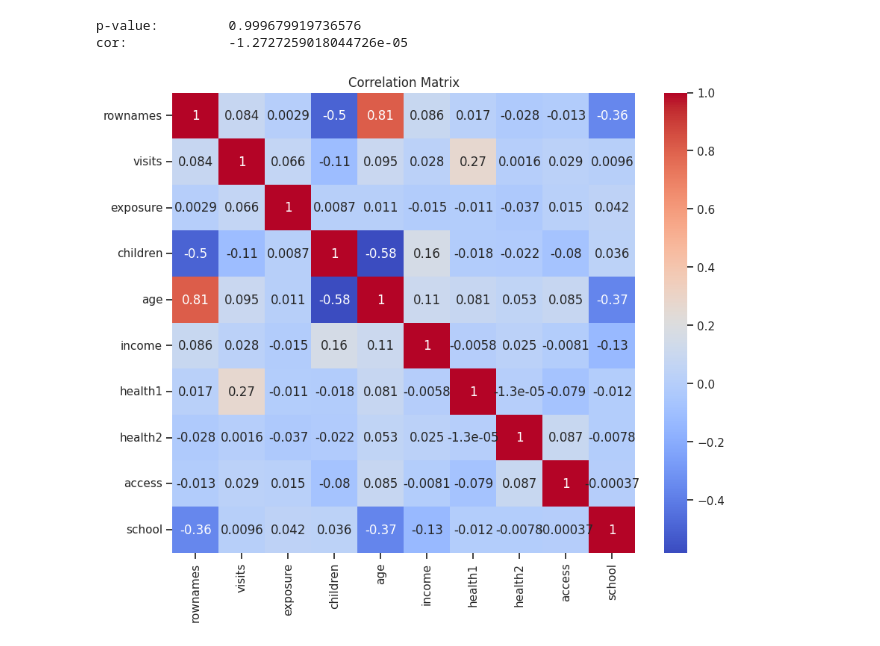
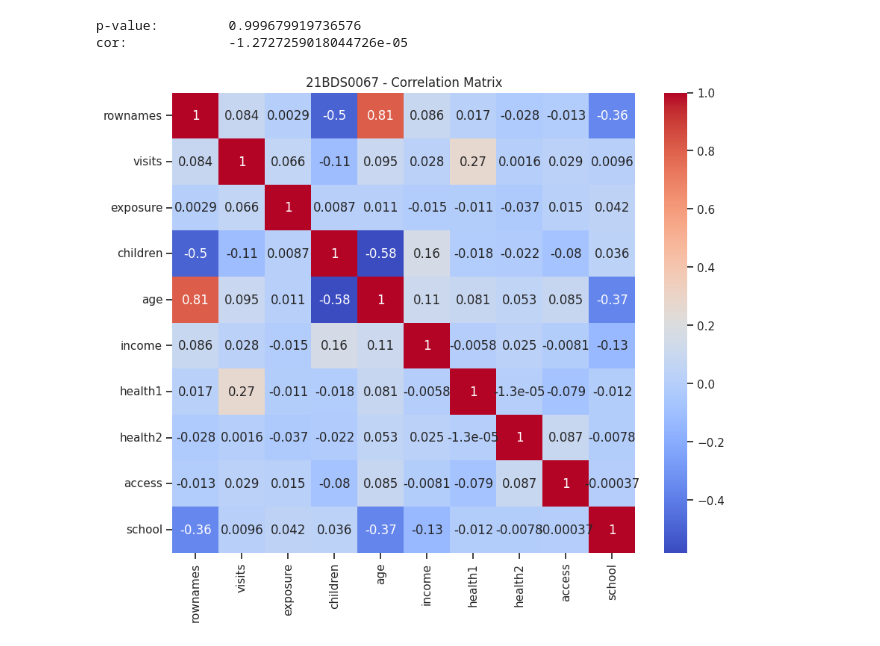
Before and after one commit to JananeeShri27/EDA-THEORY, a Jupyter notebook: Untitled0.ipynb, the cells around one changed output. Saved outputs shown, nothing was run; the diff lists cells and outputs as text; code cells hidden in the pictures.

```diff
--- a/Untitled0.ipynb
+++ b/Untitled0.ipynb
@@ -374,18 +378,18 @@ cor:             -1.2727259018044726e-05
 # %%
 import pandas as pd
 import seaborn as sns
 import matplotlib.pyplot as plt
 
 # Select only numeric columns for correlation
 numeric_df = df.select_dtypes(include=['float64', 'int64'])
 
 # Checking correlation between numerical variables
 correlation_matrix = numeric_df.corr()
 
 # Visualize the correlation matrix using a heatmap
 plt.figure(figsize=(10, 8))
 sns.heatmap(correlation_matrix, annot=True, cmap='coolwarm')
-plt.title("Correlation Matrix")
+plt.title("21BDS0067 - Correlation Matrix")
 plt.show()
 # %% [output]
-[figure, old version]
+[figure, new version]
```
Also changed, not shown: parts of 13 cells of this notebook.
